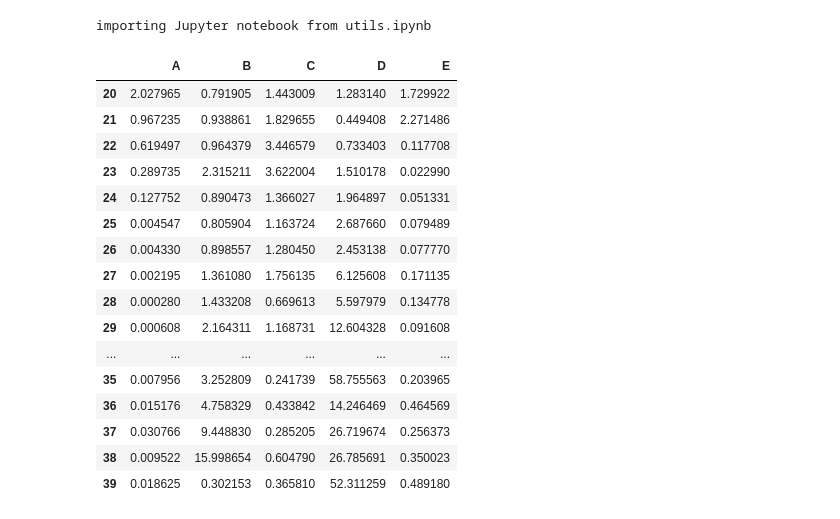
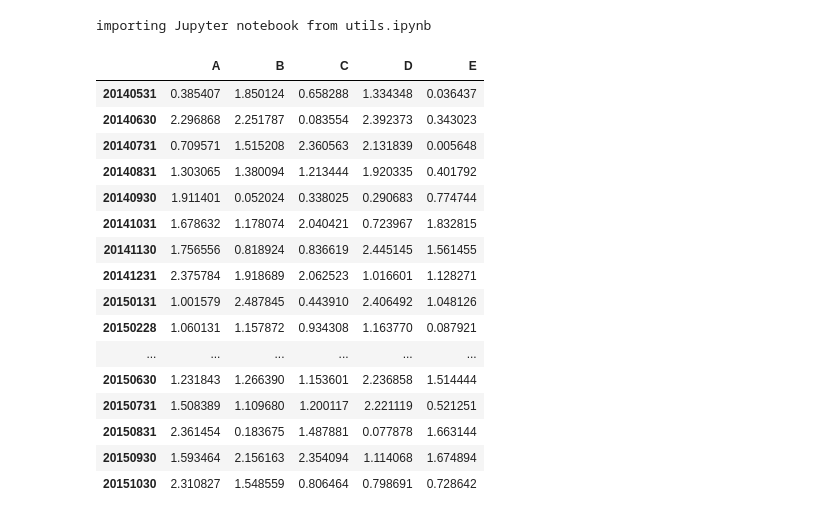
Before and after one commit to w4230213/pydata-book, a Jupyter notebook: LST-FINAL.ipynb, the cells around one changed output. Saved outputs shown, nothing was run; the diff lists cells and outputs as text; code cells hidden in the pictures.

```diff
--- a/LST-FINAL.ipynb
+++ b/LST-FINAL.ipynb
@@ -27,22 +70,23 @@ def individual_return(data):
 # %%
-df = pd.DataFrame(np.random.uniform(0.,2.5,(20,5)),columns=list('ABCDE')).cumprod(axis=0)
-df.index = np.arange(20,40)
+df = pd.DataFrame(np.random.uniform(0.,2.5,(18,5)),columns=list('ABCDE'))
+df.index = [20140531,20140630,20140731,20140831,20140930,20141031,20141130,20141231,20150131,20150228,
+                20150331,20150430,20150531,20150630,20150731,20150831,20150930,20151030]
 df
 # %% [output]
 |  | A | B | C | D | E |
-| 20 | 2.027965 | 0.791905 | 1.443009 | 1.283140 | 1.729922 |
-| 21 | 0.967235 | 0.938861 | 1.829655 | 0.449408 | 2.271486 |
-| 22 | 0.619497 | 0.964379 | 3.446579 | 0.733403 | 0.117708 |
-| 23 | 0.289735 | 2.315211 | 3.622004 | 1.510178 | 0.022990 |
-| 24 | 0.127752 | 0.890473 | 1.366027 | 1.964897 | 0.051331 |
-| 25 | 0.004547 | 0.805904 | 1.163724 | 2.687660 | 0.079489 |
-| 26 | 0.004330 | 0.898557 | 1.280450 | 2.453138 | 0.077770 |
-| 27 | 0.002195 | 1.361080 | 1.756135 | 6.125608 | 0.171135 |
-| 28 | 0.000280 | 1.433208 | 0.669613 | 5.597979 | 0.134778 |
-| 29 | 0.000608 | 2.164311 | 1.168731 | 12.604328 | 0.091608 |
+| 20140531 | 0.385407 | 1.850124 | 0.658288 | 1.334348 | 0.036437 |
+| 20140630 | 2.296868 | 2.251787 | 0.083554 | 2.392373 | 0.343023 |
+| 20140731 | 0.709571 | 1.515208 | 2.360563 | 2.131839 | 0.005648 |
+| 20140831 | 1.303065 | 1.380094 | 1.213444 | 1.920335 | 0.401792 |
+| 20140930 | 1.911401 | 0.052024 | 0.338025 | 0.290683 | 0.774744 |
+| 20141031 | 1.678632 | 1.178074 | 2.040421 | 0.723967 | 1.832815 |
+| 20141130 | 1.756556 | 0.818924 | 0.836619 | 2.445145 | 1.561455 |
+| 20141231 | 2.375784 | 1.918689 | 2.062523 | 1.016601 | 1.128271 |
+| 20150131 | 1.001579 | 2.487845 | 0.443910 | 2.406492 | 1.048126 |
+| 20150228 | 1.060131 | 1.157872 | 0.934308 | 1.163770 | 0.087921 |
 | ... | ... | ... | ... | ... | ... |
-| 35 | 0.007956 | 3.252809 | 0.241739 | 58.755563 | 0.203965 |
-| 36 | 0.015176 | 4.758329 | 0.433842 | 14.246469 | 0.464569 |
-| 37 | 0.030766 | 9.448830 | 0.285205 | 26.719674 | 0.256373 |
-| 38 | 0.009522 | 15.998654 | 0.604790 | 26.785691 | 0.350023 |
-| 39 | 0.018625 | 0.302153 | 0.365810 | 52.311259 | 0.489180 |
+| 20150630 | 1.231843 | 1.266390 | 1.153601 | 2.236858 | 1.514444 |
+| 20150731 | 1.508389 | 1.109680 | 1.200117 | 2.221119 | 0.521251 |
+| 20150831 | 2.361454 | 0.183675 | 1.487881 | 0.077878 | 1.663144 |
+| 20150930 | 1.593464 | 2.156163 | 2.354094 | 1.114068 | 1.674894 |
+| 20151030 | 2.310827 | 1.548559 | 0.806464 | 0.798691 | 0.728642 |
```
Also changed, not shown: parts of 26 cells of this notebook, 1 other file.
